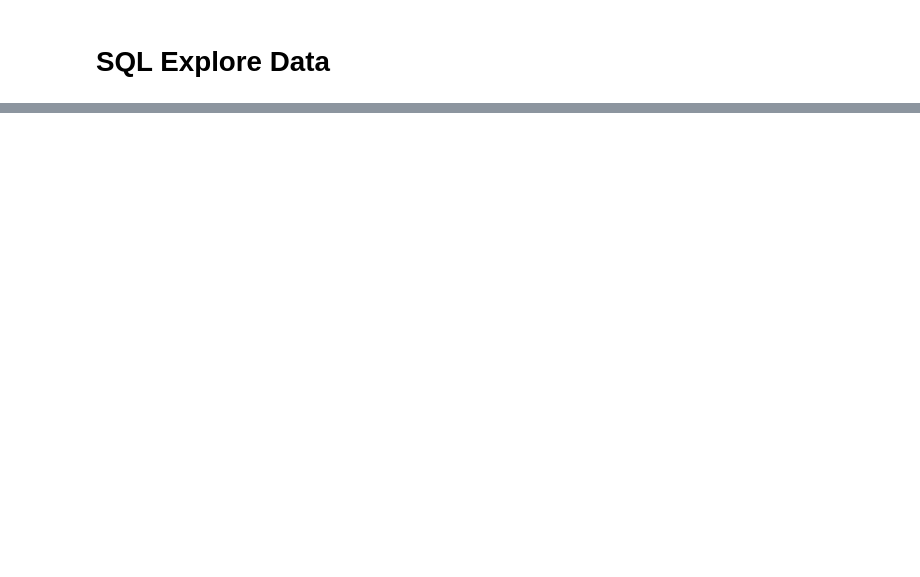
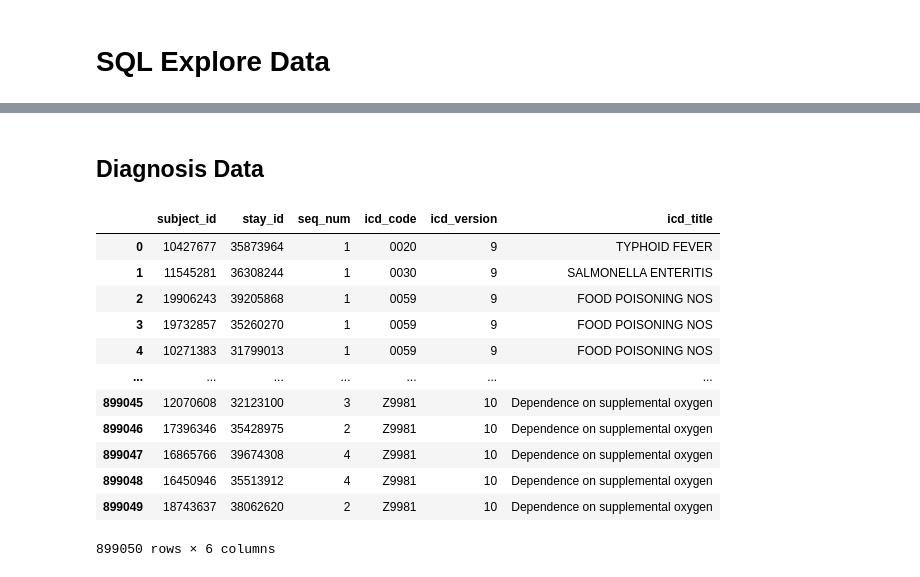
Before and after one commit to ayk-404/fs-thesis, a Jupyter notebook: data_analysis.ipynb, the cells around one changed output, grey strips where cells are left out. Saved outputs shown, nothing was run; the diff lists cells and outputs as text; code cells hidden in the pictures; blank space fills up the shorter version.

```diff
--- a/data_analysis.ipynb
+++ b/data_analysis.ipynb
@@ -125,0 +156,22 @@ shape: (899_050, 7)
+# %% [markdown]
+## Diagnosis Data
+# %%
+# first 5 rows of diagnosis table
+df = sql("""SELECT *
+         from ed.diagnosis order by icd_code
+         """)
+show(df,limit=True)
+# %% [output]
+|  | subject_id | stay_id | seq_num | icd_code | icd_version | icd_title |
+| 0 | 10427677 | 35873964 | 1 | 0020 | 9 | TYPHOID FEVER |
+| 1 | 11545281 | 36308244 | 1 | 0030 | 9 | SALMONELLA ENTERITIS |
+| 2 | 19906243 | 39205868 | 1 | 0059 | 9 | FOOD POISONING NOS |
+| 3 | 19732857 | 35260270 | 1 | 0059 | 9 | FOOD POISONING NOS |
+| 4 | 10271383 | 31799013 | 1 | 0059 | 9 | FOOD POISONING NOS |
+| ... | ... | ... | ... | ... | ... | ... |
+| 899045 | 12070608 | 32123100 | 3 | Z9981 | 10 | Dependence on supplemental oxygen |
+| 899046 | 17396346 | 35428975 | 2 | Z9981 | 10 | Dependence on supplemental oxygen |
+| 899047 | 16865766 | 39674308 | 4 | Z9981 | 10 | Dependence on supplemental oxygen |
+| 899048 | 16450946 | 35513912 | 4 | Z9981 | 10 | Dependence on supplemental oxygen |
+| 899049 | 18743637 | 38062620 | 2 | Z9981 | 10 | Dependence on supplemental oxygen |
+899050 rows × 6 columns
```
Also changed, not shown: parts of 25 cells of this notebook.
